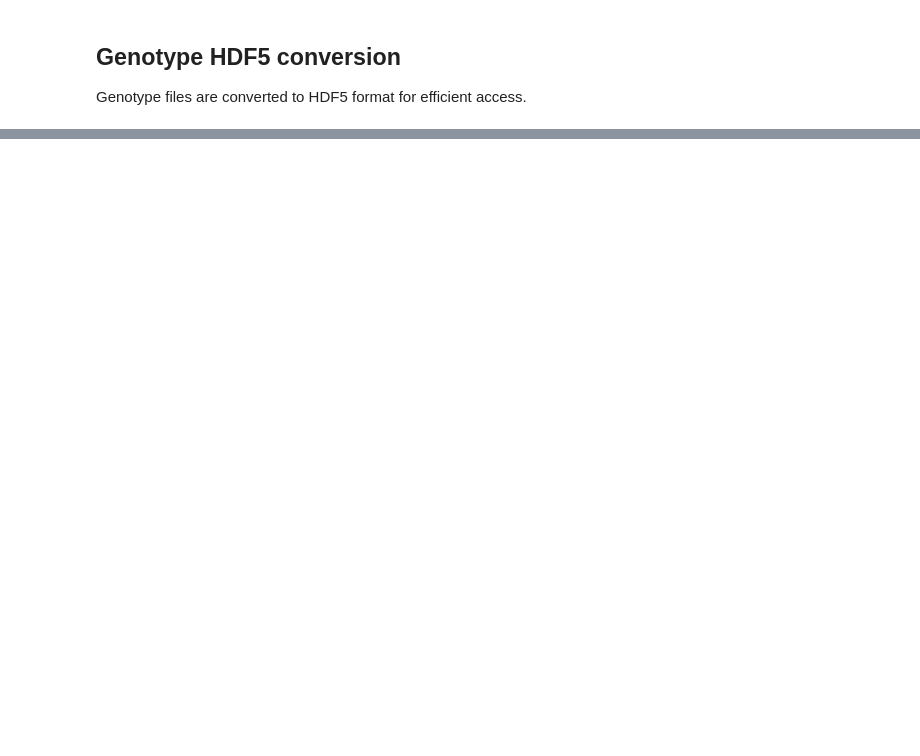
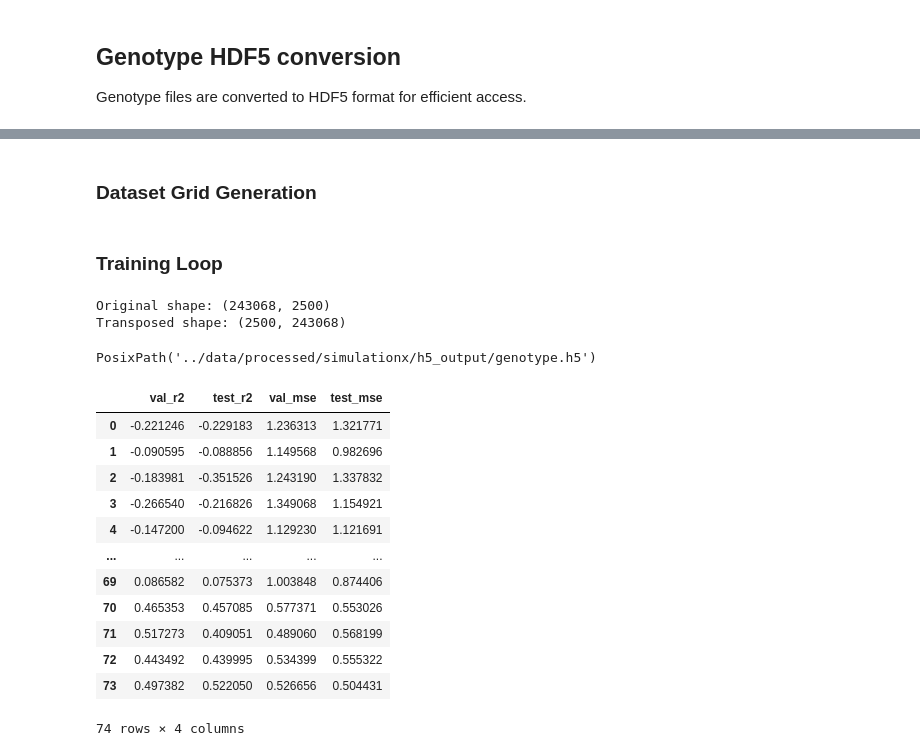
Before and after one commit to jamesh5391/GenNet, a Jupyter notebook: jupyter_notebooks/simulate_data.ipynb, the cells around one changed output, grey strips where cells are left out. Saved outputs shown, nothing was run; the diff lists cells and outputs as text; code cells hidden in the pictures; blank space fills up the shorter version.

```diff
--- a/jupyter_notebooks/simulate_data.ipynb
+++ b/jupyter_notebooks/simulate_data.ipynb
@@ -182,0 +328,2 @@ return str(topology_file), topology_rows
+# %% [markdown]
+### Dataset Grid Generation
@@ -182,0 +364,34 @@ return str(topology_file), topology_rows
+# %% [markdown]
+### Training Loop
+# %%
+import tables, shutil, os
+from pathlib import Path
+
+#transpose matrix in genotype.h5
+
+h5_dir = Path('../data/processed/simulationx/h5_output')
+
+tables.file._open_files.close_all()
+
+new_file = h5_dir / 'genotype_new.h5'
+if new_file.exists():
+    os.remove(new_file)
+
+h5_in = tables.open_file(h5_dir / 'genotype.h5', 'r')
+data = h5_in.root.data[:]
+h5_in.close()
+print(f"Original shape: {data.shape}")
+
+# Write transposed
+h5_new = tables.open_file(new_file, 'w')
+h5_new.create_array(h5_new.root, 'data', data.T)
+h5_new.close()
+print(f"Transposed shape: {data.T.shape}")
+
+# Replace files
+shutil.move(h5_dir / 'genotype.h5', h5_dir / 'genotype_backup.h5')
+shutil.move(new_file, h5_dir / 'genotype.h5')
+# %% [output]
+Original shape: (243068, 2500)
+Transposed shape: (2500, 243068)
+PosixPath('../data/processed/simulationx/h5_output/genotype.h5')
@@ -182,0 +508,17 @@ return str(topology_file), topology_rows
+# %%
+val_test = results[['val_r2', 'test_r2', 'val_mse', 'test_mse']]
+val_test
+# %% [output]
+|  | val_r2 | test_r2 | val_mse | test_mse |
+| 0 | -0.221246 | -0.229183 | 1.236313 | 1.321771 |
+| 1 | -0.090595 | -0.088856 | 1.149568 | 0.982696 |
+| 2 | -0.183981 | -0.351526 | 1.243190 | 1.337832 |
+| 3 | -0.266540 | -0.216826 | 1.349068 | 1.154921 |
+| 4 | -0.147200 | -0.094622 | 1.129230 | 1.121691 |
+| ... | ... | ... | ... | ... |
+| 69 | 0.086582 | 0.075373 | 1.003848 | 0.874406 |
+| 70 | 0.465353 | 0.457085 | 0.577371 | 0.553026 |
+| 71 | 0.517273 | 0.409051 | 0.489060 | 0.568199 |
+| 72 | 0.443492 | 0.439995 | 0.534399 | 0.555322 |
+| 73 | 0.497382 | 0.522050 | 0.526656 | 0.504431 |
+74 rows × 4 columns
```
Also changed, not shown: parts of 27 cells of this notebook, 6 other files.
